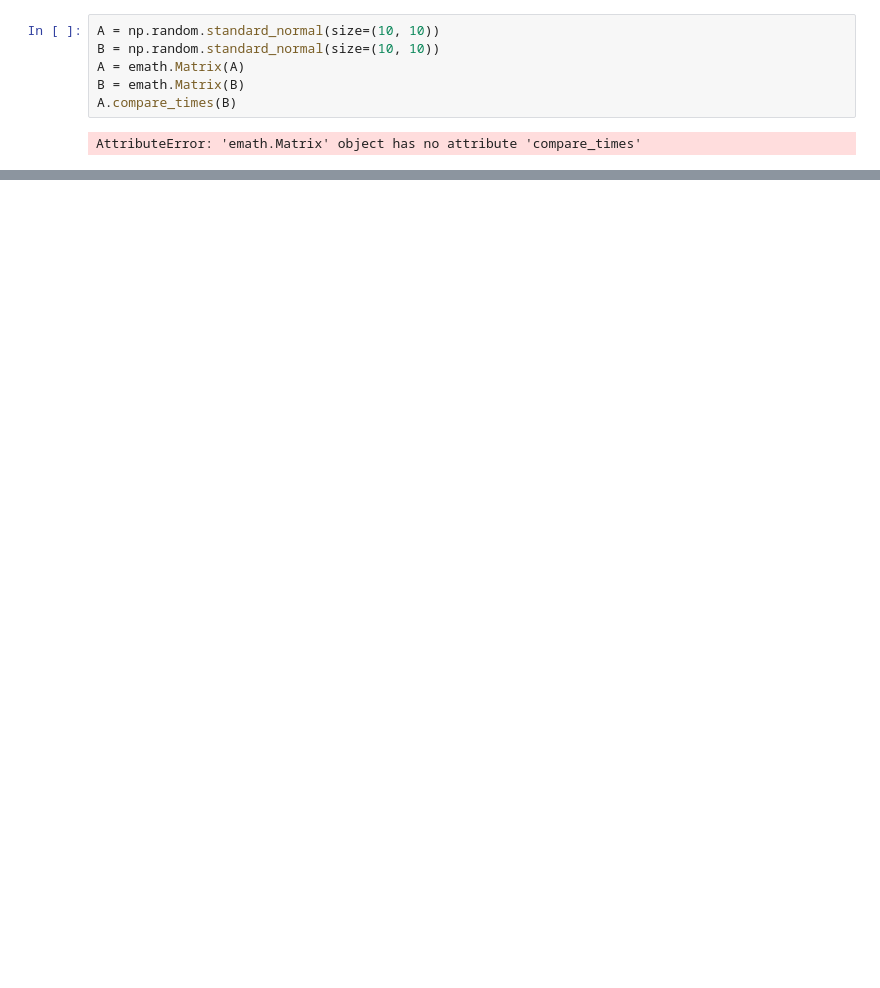
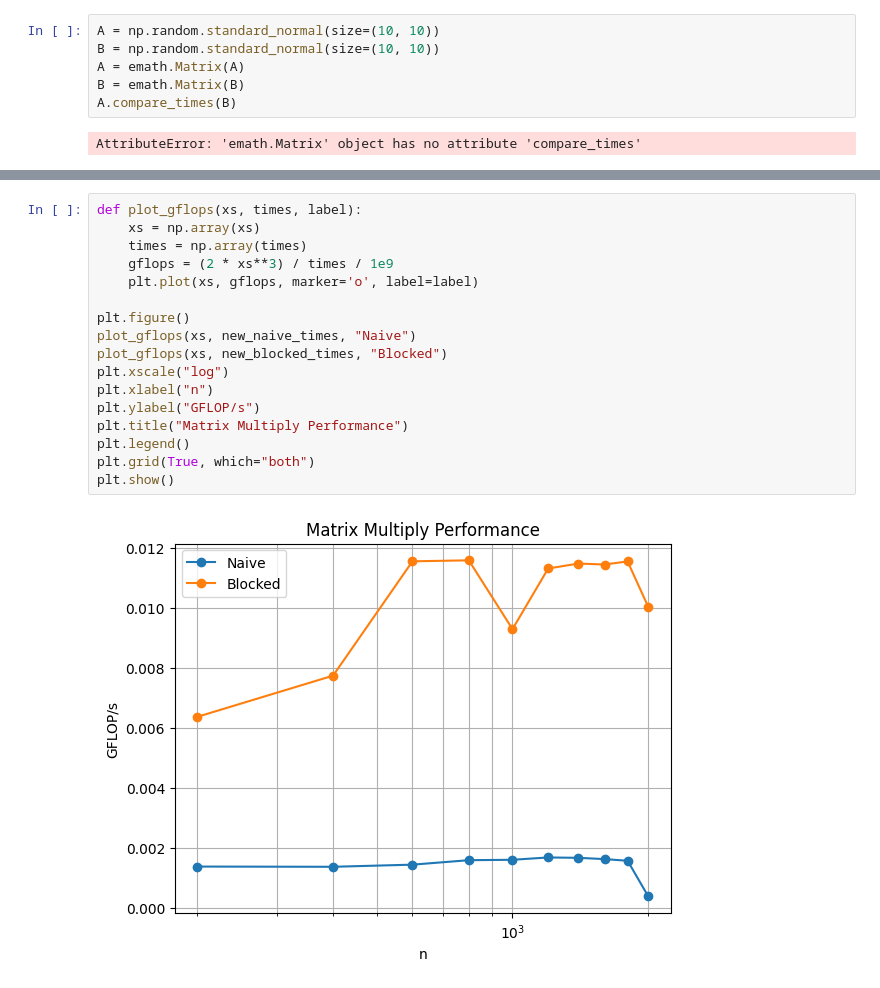
Before and after one commit to ehersch/EH-BLAS, a Jupyter notebook: evaluation/analyze_results.ipynb, the cells around one changed output, grey strips where cells are left out. Cells and saved outputs as stored; diff of their text form; blank space fills up the shorter version.

```diff
--- a/evaluation/analyze_results.ipynb
+++ b/evaluation/analyze_results.ipynb
@@ -113,0 +127,19 @@ plot_complexity(xs, new_fast_times, new_naive_times)
+# %%
+def plot_gflops(xs, times, label):
+    xs = np.array(xs)
+    times = np.array(times)
+    gflops = (2 * xs**3) / times / 1e9
+    plt.plot(xs, gflops, marker='o', label=label)
+
+plt.figure()
+plot_gflops(xs, new_naive_times, "Naive")
+plot_gflops(xs, new_blocked_times, "Blocked")
+plt.xscale("log")
+plt.xlabel("n")
+plt.ylabel("GFLOP/s")
+plt.title("Matrix Multiply Performance")
+plt.legend()
+plt.grid(True, which="both")
+plt.show()
+# %% [output]
+[figure, added]
```
Also changed, not shown: parts of 19 cells of this notebook.
